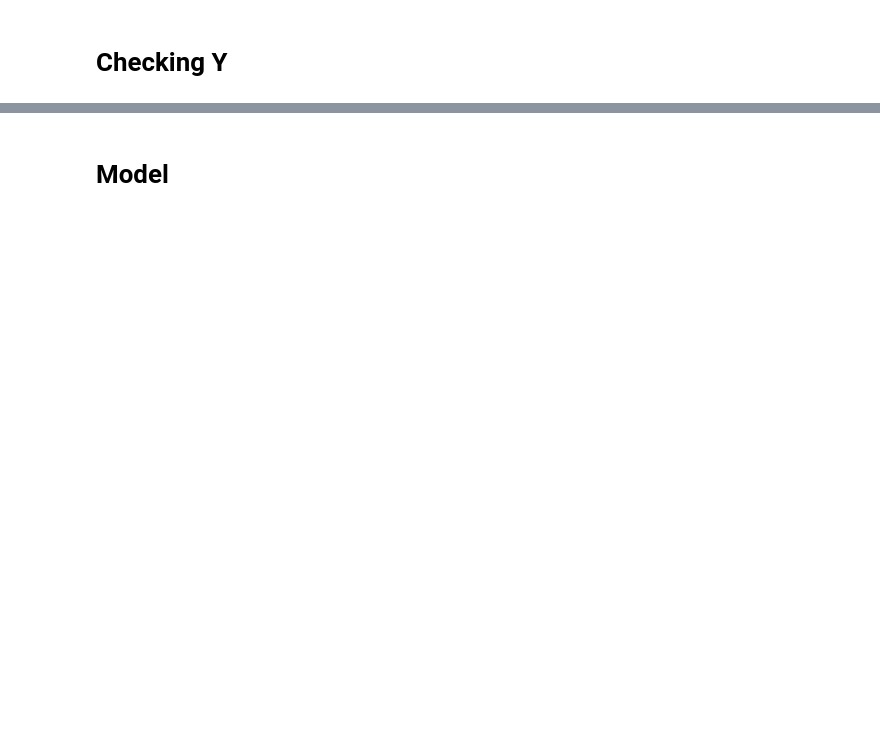
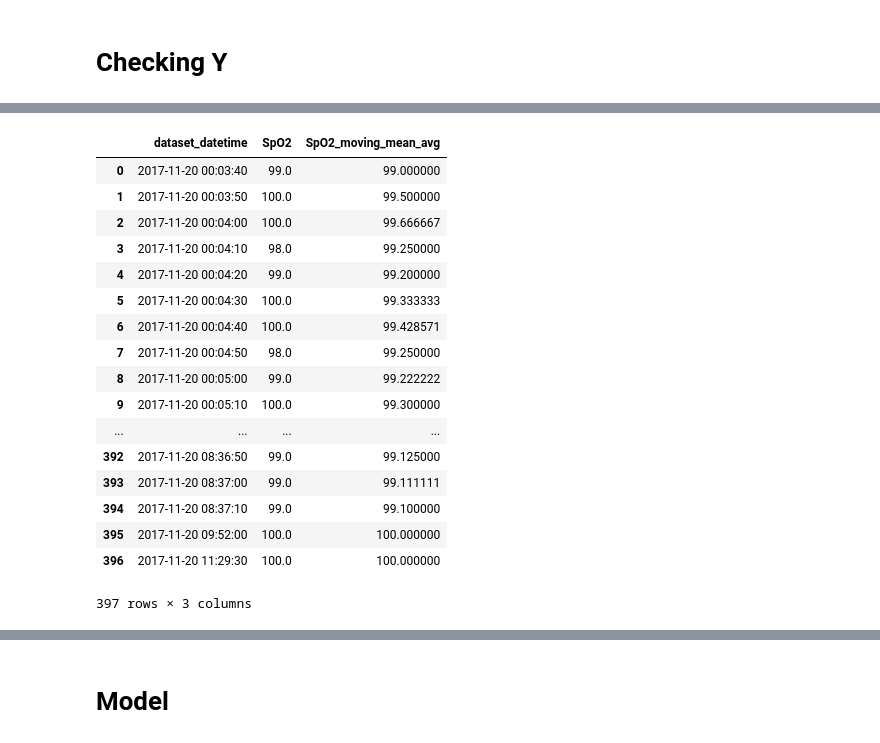
Before and after one commit to fooljames/ml-med, a Jupyter notebook: 2018.01.21.ipynb, the cells around one changed output, grey strips where cells are left out. Cells and saved outputs as stored; diff of their text form; code cells hidden in the pictures; blank space fills up the shorter version.

Commit message:
for preprocess data

```diff
--- a/2018.01.21.ipynb
+++ b/2018.01.21.ipynb
@@ -121,30 +118,3 @@ data.head(3)
 3 rows × 76 columns
 # %% [markdown]
 # Checking Y
-# %%
-data['SpO2_change'] = data['SpO2'] - data['SpO2_moving_avg']
-# %%
-def check_y(df, t = '180s', n_decrease_lower_bound = 0.8, delta_change = -1.0):
-    df.sort_values(by = ['dataset_location','dataset_datetime'], inplace = True)
-    df.index = df['dataset_datetime']
-    df['check'] = np.where(df['SpO2_change'] <= delta_change, 1, 0)
-
-    summ = lambda x: x.rolling(t).sum()
-    count = lambda x: x.rolling(t).count()
-    df['data_count'] = df.groupby('dataset_location')['check'].apply(summ)
-    df['y_check_decrease'] = df.groupby('dataset_location')['check'].apply(count) / df['data_count']
-
-    #df.columns.str.lower()
-    #setting_cols = [col for col in df.columns if 'setting' in col or 'mode' in col]
-    #df['is_setting_changed'] = df[setting_cols].rolling('3600s', center = True).std().max().max() > 0
-    #df['y_value'] = np.where(df['SpO2'].isnull() == True, 0, 0)
-    df = df[df['SpO2'].isnull() == False]
-    df['y_value'] = np.where((df['check'] == 1) & (df['y_check_decrease'] >= n_decrease_lower_bound) & (df['data_count'] > int(t[:3])/20) , 1, df['y_value']) #& (df['is_setting_changed'])
-
-    df['sum_y_value'] = df.groupby('dataset_location')['y_value'].apply(summ)
-    df['y_value'] = np.where((df['y_value'] == 1) & (df['sum_y_value'] == 1), 1, 0)
-    #     del df['check']
-    df.index = range(len(df))
-    return df
-
-df_1 = check_y(data)
@@ -176,0 +121,2 @@ dtype: int64
+# %%
+df_1 = check_y(data, delta_change=-2.0)
@@ -200,0 +183,21 @@ Name: y_value, Length: 189898, dtype: int32
+# %%
+data_2[data_2['dataset_location'] == 'MICU1-7FL-B5'][['dataset_datetime', 'SpO2', 'SpO2_moving_mean_avg']]
+# %% [output]
+|  | dataset_datetime | SpO2 | SpO2_moving_mean_avg |
+| 0 | 2017-11-20 00:03:40 | 99.0 | 99.000000 |
+| 1 | 2017-11-20 00:03:50 | 100.0 | 99.500000 |
+| 2 | 2017-11-20 00:04:00 | 100.0 | 99.666667 |
+| 3 | 2017-11-20 00:04:10 | 98.0 | 99.250000 |
+| 4 | 2017-11-20 00:04:20 | 99.0 | 99.200000 |
+| 5 | 2017-11-20 00:04:30 | 100.0 | 99.333333 |
+| 6 | 2017-11-20 00:04:40 | 100.0 | 99.428571 |
+| 7 | 2017-11-20 00:04:50 | 98.0 | 99.250000 |
+| 8 | 2017-11-20 00:05:00 | 99.0 | 99.222222 |
+| 9 | 2017-11-20 00:05:10 | 100.0 | 99.300000 |
+| ... | ... | ... | ... |
+| 392 | 2017-11-20 08:36:50 | 99.0 | 99.125000 |
+| 393 | 2017-11-20 08:37:00 | 99.0 | 99.111111 |
+| 394 | 2017-11-20 08:37:10 | 99.0 | 99.100000 |
+| 395 | 2017-11-20 09:52:00 | 100.0 | 100.000000 |
+| 396 | 2017-11-20 11:29:30 | 100.0 | 100.000000 |
+397 rows × 3 columns
```
Also changed, not shown: parts of 20 cells of this notebook.
